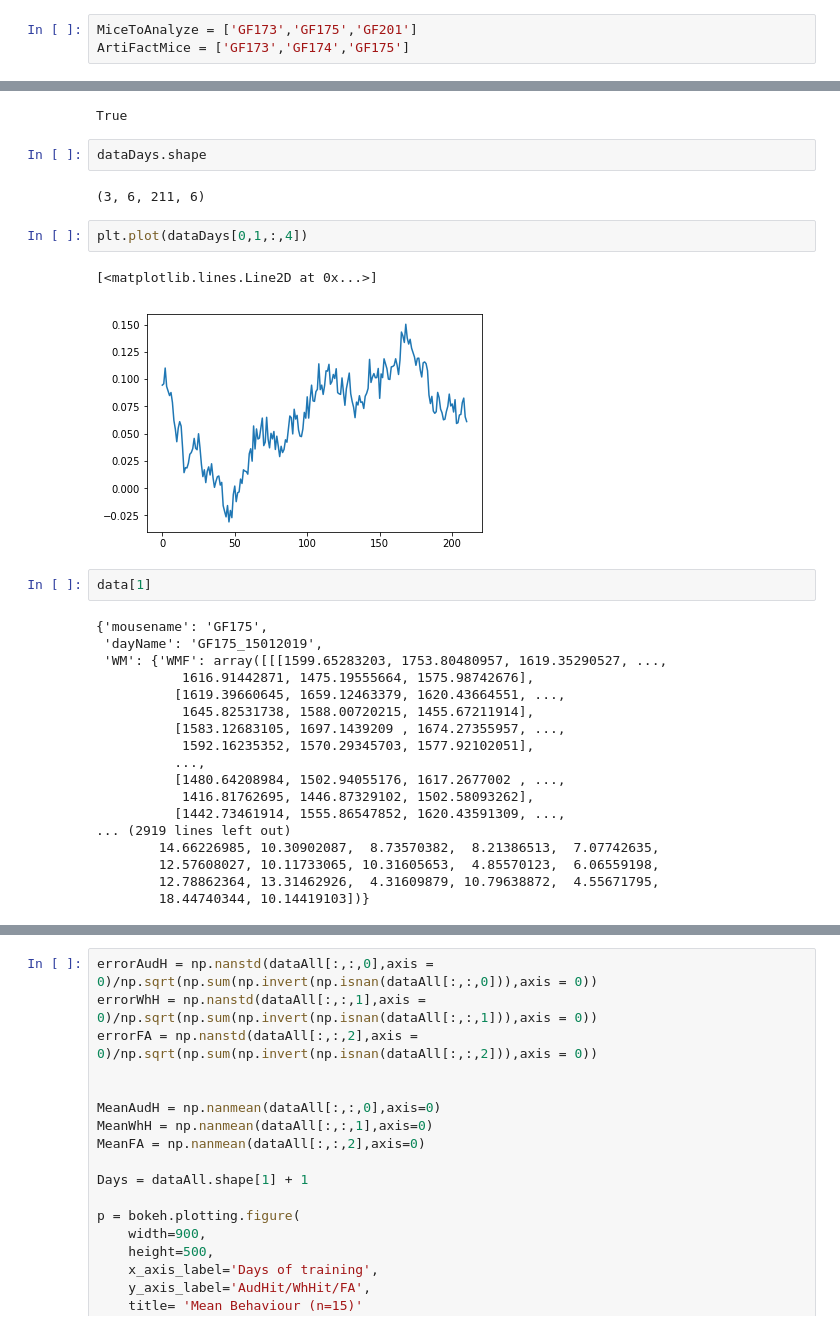
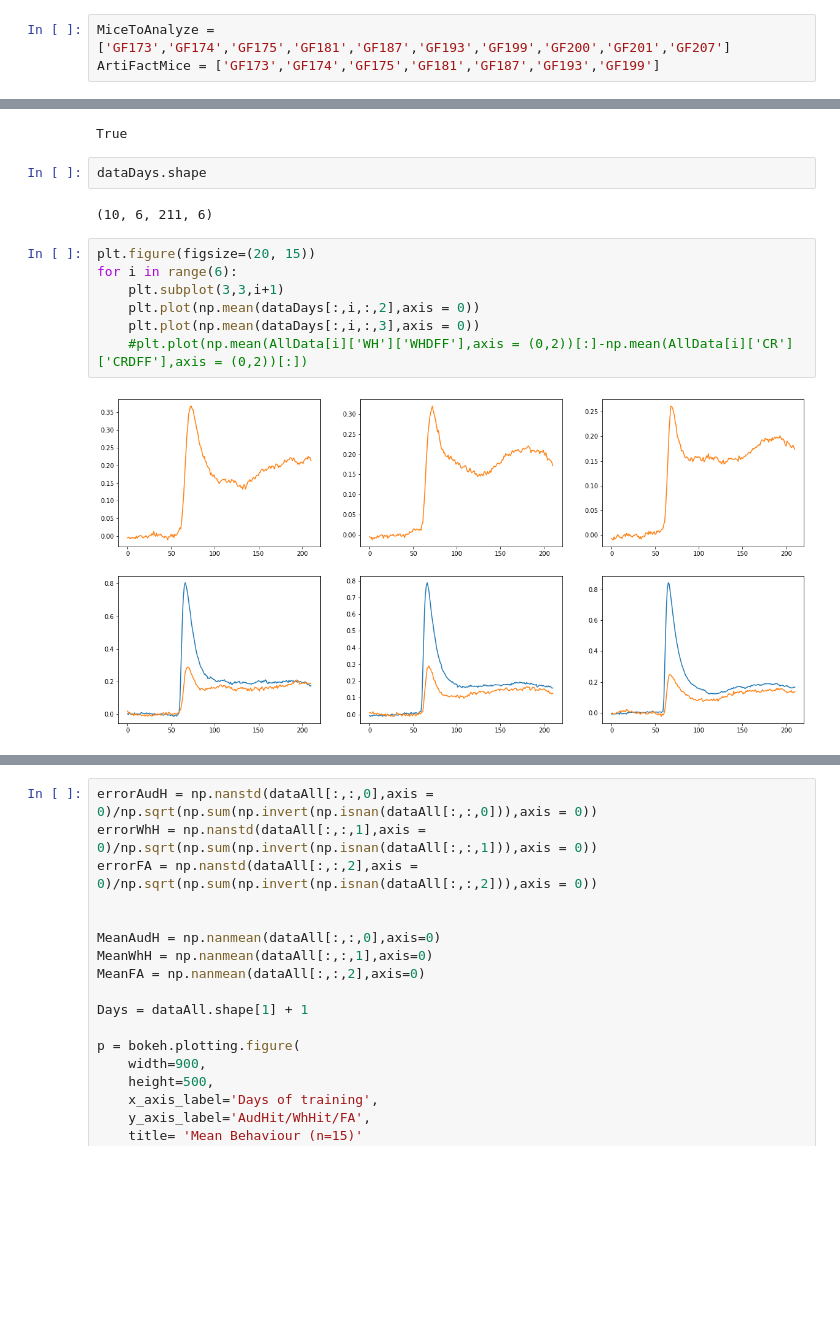
Before and after one commit to foustoukosg/CalciumImagingPython, a Jupyter notebook: Plot_Mean_Responses.ipynb, the cells around one changed output, grey strips where cells are left out. Cells and saved outputs as stored; diff of their text form; blank space fills up the shorter version.

Commit message:
'Mean_reponses_continue

```diff
--- a/Plot_Mean_Responses.ipynb
+++ b/Plot_Mean_Responses.ipynb
@@ -29,8 +30,8 @@ bokeh.io.output_notebook()
 Loading BokehJS ...
 [interactive output not drawn]
 # %%
-MiceToAnalyze = ['GF173','GF175','GF201']
-ArtiFactMice = ['GF173','GF174','GF175']
+MiceToAnalyze = ['GF173','GF174','GF175','GF181','GF187','GF193','GF199','GF200','GF201','GF207']
+ArtiFactMice = ['GF173','GF174','GF175','GF181','GF187','GF193','GF199']
 # %%
 #Read the 2P pickle file for every mouse to analyse
 
@@ -95,29 +104,13 @@ True
 # %%
 dataDays.shape
 # %% [output]
-(3, 6, 211, 6)
+(10, 6, 211, 6)
-# %%
-plt.plot(dataDays[0,1,:,4])
-# %% [output]
-[<matplotlib.lines.Line2D at 0x...>]
-[figure, removed]
-# %%
-data[1]
-# %% [output]
-{'mousename': 'GF175',
- 'dayName': 'GF175_15012019',
- 'WM': {'WMF': array([[[1599.65283203, 1753.80480957, 1619.35290527, ...,
-           1616.91442871, 1475.19555664, 1575.98742676],
-          [1619.39660645, 1659.12463379, 1620.43664551, ...,
-           1645.82531738, 1588.00720215, 1455.67211914],
-          [1583.12683105, 1697.1439209 , 1674.27355957, ...,
-           1592.16235352, 1570.29345703, 1577.92102051],
-          ...,
-          [1480.64208984, 1502.94055176, 1617.2677002 , ...,
-           1416.81762695, 1446.87329102, 1502.58093262],
-          [1442.73461914, 1555.86547852, 1620.43591309, ...,
-... (2919 lines left out)
-        14.66226985, 10.30902087,  8.73570382,  8.21386513,  7.07742635,
-        12.57608027, 10.11733065, 10.31605653,  4.85570123,  6.06559198,
-        12.78862364, 13.31462926,  4.31609879, 10.79638872,  4.55671795,
-        18.44740344, 10.14419103])}
+# %%
+plt.figure(figsize=(20, 15))
+for i in range(6):
+    plt.subplot(3,3,i+1)
+    plt.plot(np.mean(dataDays[:,i,:,2],axis = 0))
+    plt.plot(np.mean(dataDays[:,i,:,3],axis = 0))
+    #plt.plot(np.mean(AllData[i]['WH']['WHDFF'],axis = (0,2))[:]-np.mean(AllData[i]['CR']['CRDFF'],axis = (0,2))[:])
+# %% [output]
+[figure, added]
```
Also changed, not shown: parts of 5 cells of this notebook, 2 other files.
